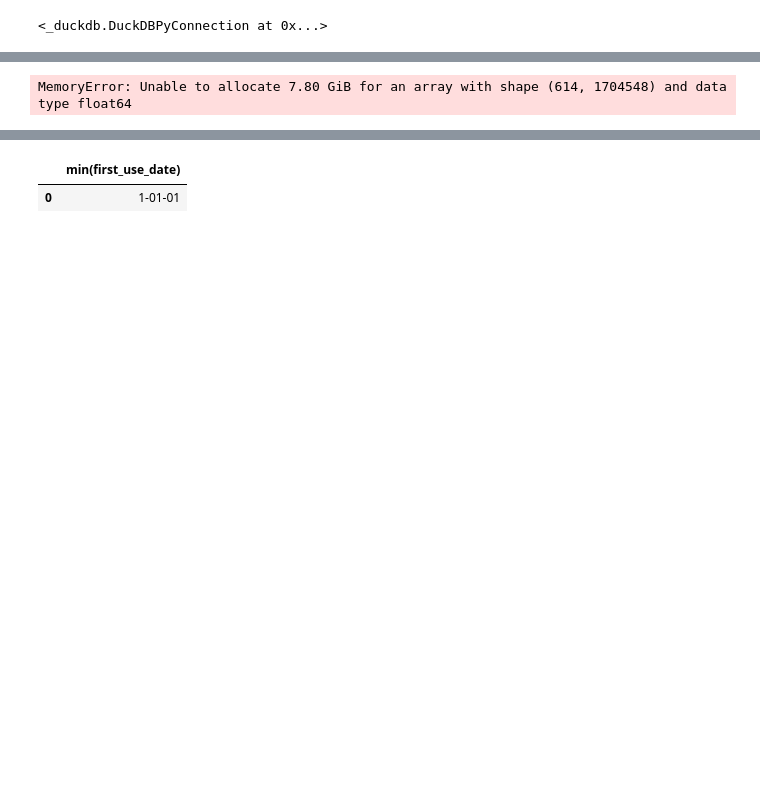
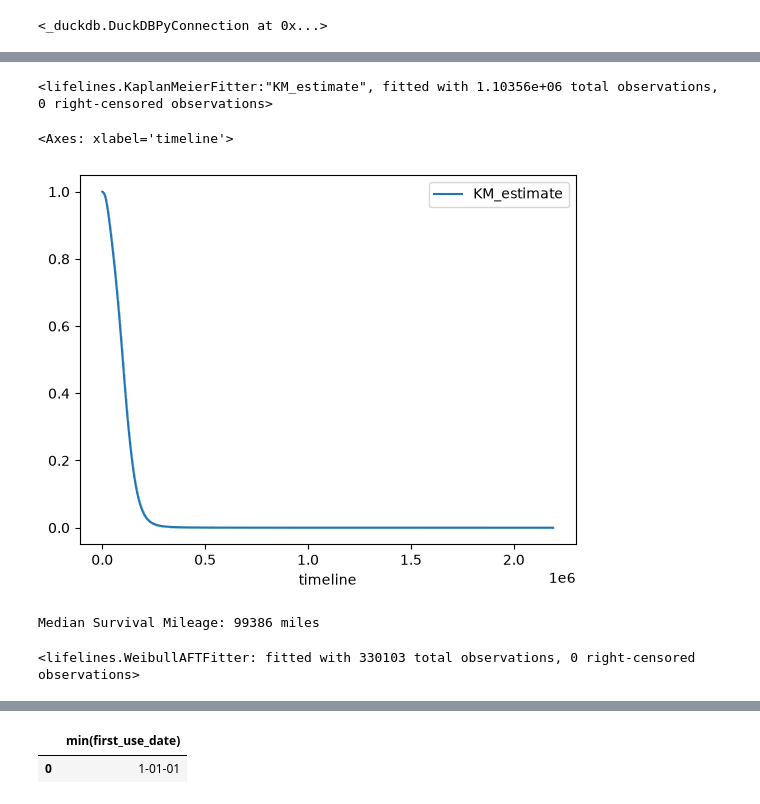
Before and after one commit to Nasser-Sanchez/UK-MOT-Reliability-Analysis, a Jupyter notebook: notebooks/survival_analysis.ipynb, the cells around one changed output, grey strips where cells are left out. Saved outputs shown, nothing was run; the diff lists cells and outputs as text; code cells hidden in the pictures; blank space fills up the shorter version.

```diff
--- a/notebooks/survival_analysis.ipynb
+++ b/notebooks/survival_analysis.ipynb
@@ -91,3 +91,21 @@ Median Survival Mileage: 99803 miles
+# %%
+kmf = KaplanMeierFitter()
+
+kmf.fit(
+    df['mileage_interval'],
+    event_observed=df['event_interval']
+)
+# %% [output]
+<lifelines.KaplanMeierFitter:"KM_estimate", fitted with 1.10356e+06 total observations, 0 right-censored observations>
+# %%
+kmf.plot()
+# %% [output]
+<Axes: xlabel='timeline'>
+[figure, added]
+# %%
+print(f"Median Survival Mileage: {kmf.median_survival_time_:.0f} miles")
+# %% [output]
+Median Survival Mileage: 99386 miles
 # %%
 counts = df['make'].value_counts()
 
@@ -102,12 +120,12 @@ weibull_aft = WeibullAFTFitter()
 
 weibull_aft.fit(
     df_sample,
-    duration_col = 'test_mileage',
-    event_col = 'event',
-    formula = 'make'
+    duration_col = 'mileage_interval',
+    event_col = 'event_interval',
+    formula = 'engineSize'
 )
 # %% [output]
-MemoryError: Unable to allocate 7.80 GiB for an array with shape (614, 1704548) and data type float64
+<lifelines.WeibullAFTFitter: fitted with 330103 total observations, 0 right-censored observations>
 # %%
 lambda_coeffs = weibull_aft.summary.loc['lambda_']['coef']
 # %%
```
Also changed, not shown: parts of 10 cells of this notebook.
